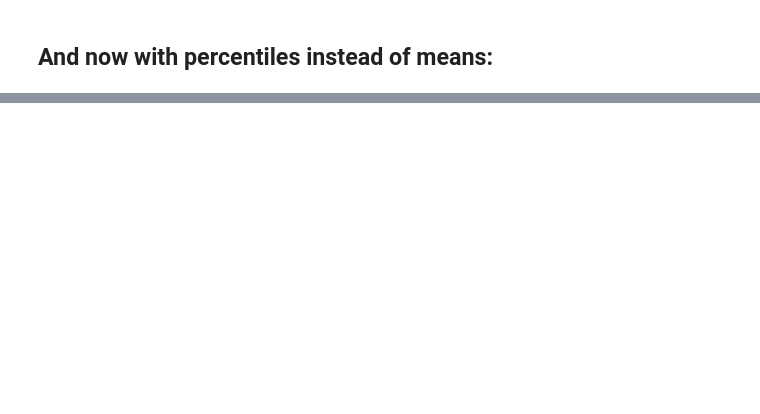
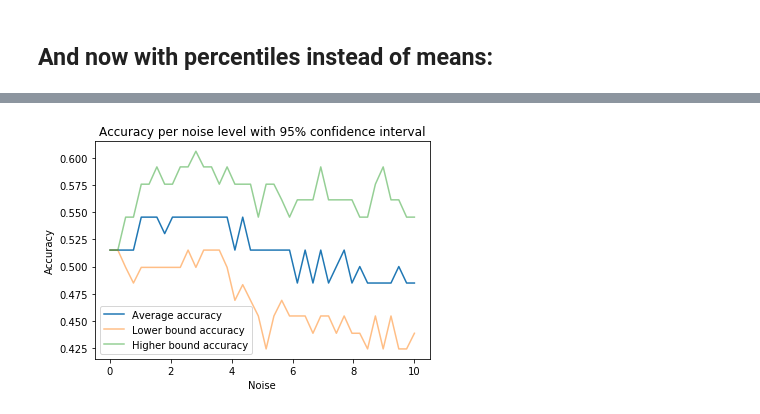
Before and after one commit to Archifer/SDA-Project, a Jupyter notebook: Floris.ipynb, the cells around one changed output, grey strips where cells are left out. Saved outputs shown, nothing was run; the diff lists cells and outputs as text; code cells hidden in the pictures; blank space fills up the shorter version.

```diff
--- a/Floris.ipynb
+++ b/Floris.ipynb
@@ -576,0 +837,5 @@ show_cos_sim_heatmap(quarter_scores_dict, "Cosine similarity", "Heatmap of the c
+# %%
+plot_accuracy_per_noise(data_xbox, big_hit_per_year_xbox, top_size,
+                        key_score, year_min, year_max, noise_min, noise_max, noise_steps, times)
+# %% [output]
+[figure, added]
```
Also changed, not shown: parts of 20 cells of this notebook.
